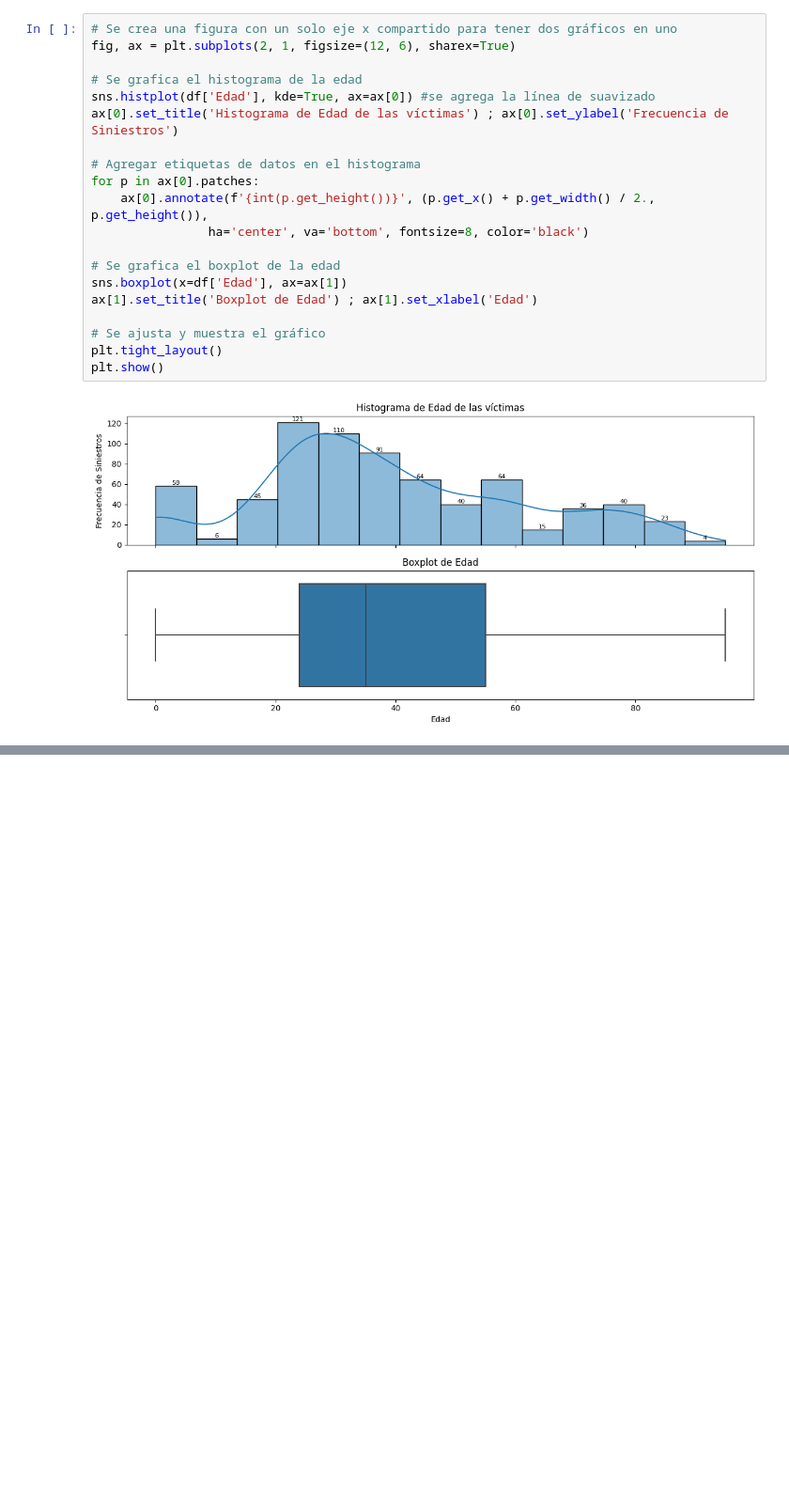
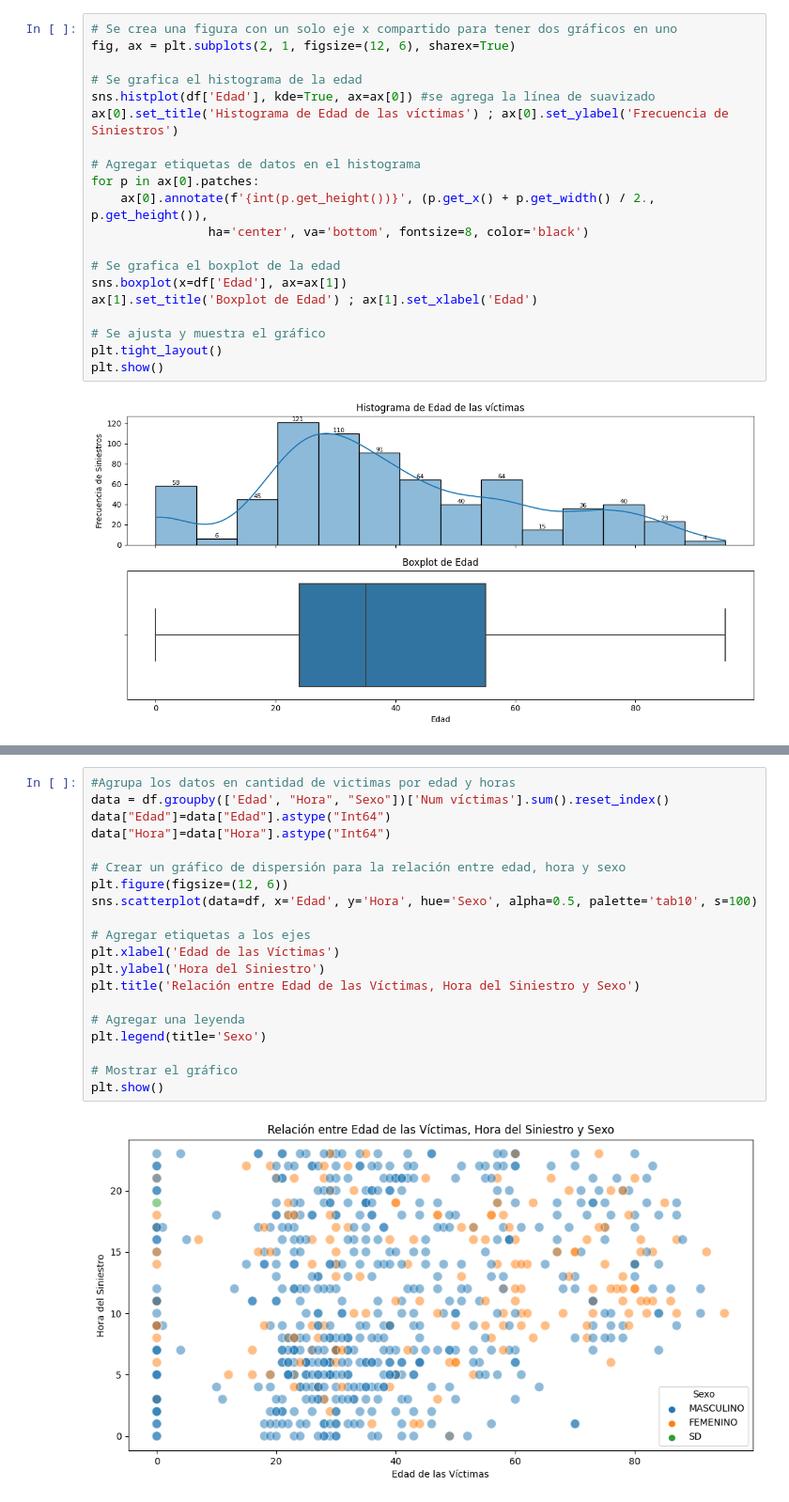
Before and after one commit to JimeFioni/PI-02-Siniestros-Viales, a Jupyter notebook: EDA.ipynb, the cells around one changed output, grey strips where cells are left out. Shown: that part at 94% size. Cells and saved outputs as stored; diff of their text form; blank space fills up the shorter version.

```diff
--- a/EDA.ipynb
+++ b/EDA.ipynb
@@ -353,0 +396,22 @@ plt.show()
+# %%
+#Agrupa los datos en cantidad de victimas por edad y horas
+data = df.groupby(['Edad', "Hora", "Sexo"])['Num víctimas'].sum().reset_index()
+data["Edad"]=data["Edad"].astype("Int64")
+data["Hora"]=data["Hora"].astype("Int64")
+
+# Crear un gráfico de dispersión para la relación entre edad, hora y sexo
+plt.figure(figsize=(12, 6))
+sns.scatterplot(data=df, x='Edad', y='Hora', hue='Sexo', alpha=0.5, palette='tab10', s=100)
+
+# Agregar etiquetas a los ejes
+plt.xlabel('Edad de las Víctimas')
+plt.ylabel('Hora del Siniestro')
+plt.title('Relación entre Edad de las Víctimas, Hora del Siniestro y Sexo')
+
+# Agregar una leyenda
+plt.legend(title='Sexo')
+
+# Mostrar el gráfico
+plt.show()
+# %% [output]
+[figure, added]
```
Also changed, not shown: parts of 6 cells of this notebook.
